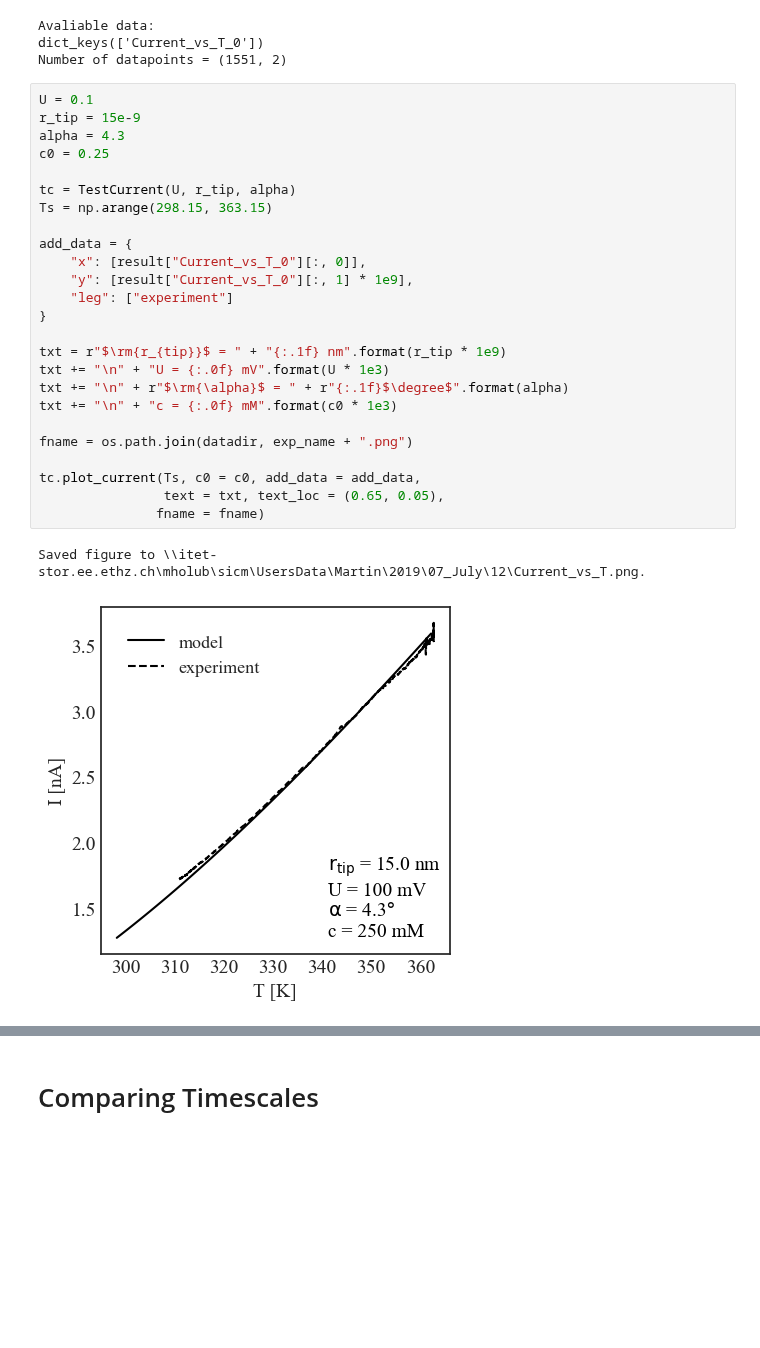
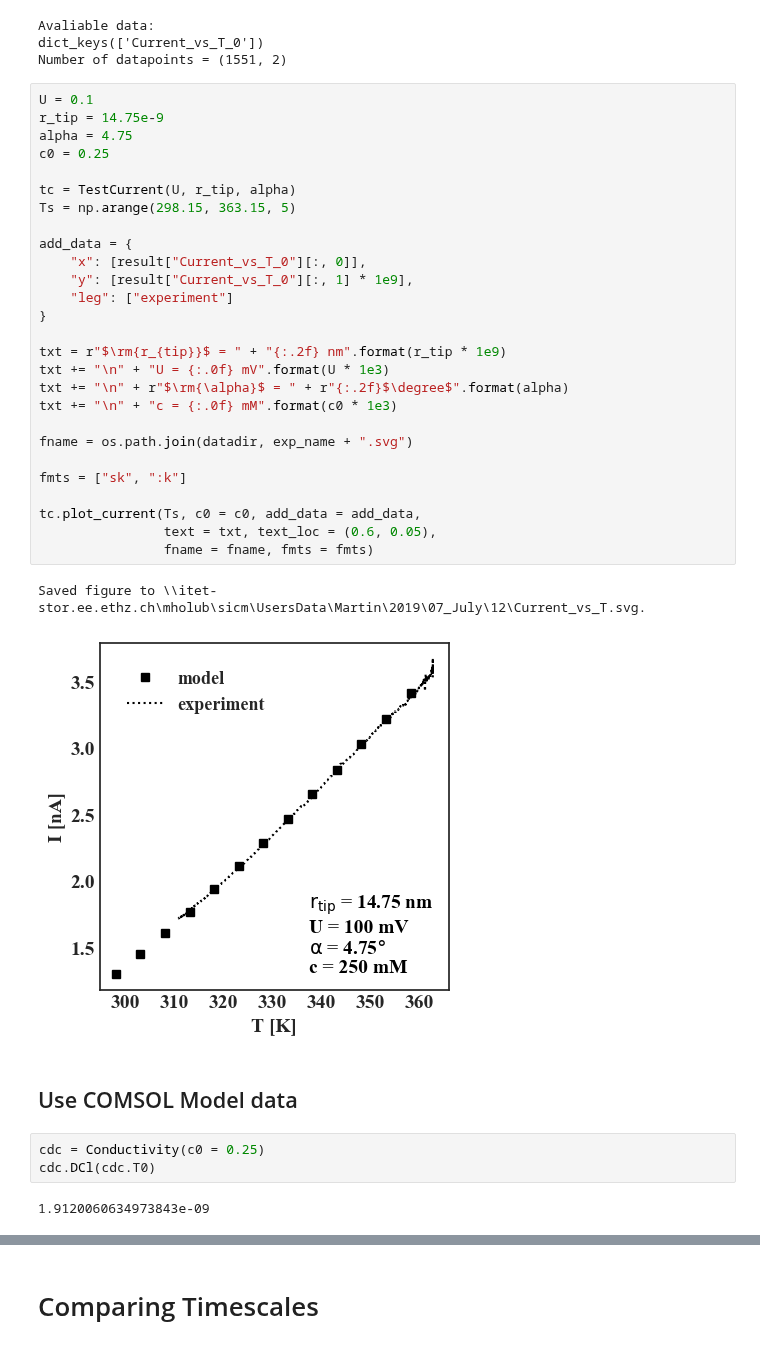
Before and after one commit to martinholub/sicm, a Jupyter notebook: notebooks/model.ipynb, the cells around one changed output, grey strips where cells are left out. Drawn from its saved outputs; the diff is of its cells as text; blank space fills up the shorter version.

```diff
--- a/notebooks/model.ipynb
+++ b/notebooks/model.ipynb
@@ -411,29 +432,38 @@ dict_keys(['Current_vs_T_0'])
 Number of datapoints = (1551, 2)
 # %%
 U = 0.1
-r_tip = 15e-9
-alpha = 4.3
+r_tip = 14.75e-9
+alpha = 4.75
 c0 = 0.25
 
 tc = TestCurrent(U, r_tip, alpha)
-Ts = np.arange(298.15, 363.15)
+Ts = np.arange(298.15, 363.15, 5)
 
 add_data = {
     "x": [result["Current_vs_T_0"][:, 0]],
     "y": [result["Current_vs_T_0"][:, 1] * 1e9],
     "leg": ["experiment"]
 }
 
-txt = r"$\rm{r_{tip}}$ = " + "{:.1f} nm".format(r_tip * 1e9)
+txt = r"$\rm{r_{tip}}$ = " + "{:.2f} nm".format(r_tip * 1e9)
 txt += "\n" + "U = {:.0f} mV".format(U * 1e3)
-txt += "\n" + r"$\rm{\alpha}$ = " + r"{:.1f}$\degree$".format(alpha)
+txt += "\n" + r"$\rm{\alpha}$ = " + r"{:.2f}$\degree$".format(alpha)
 txt += "\n" + "c = {:.0f} mM".format(c0 * 1e3)
 
-fname = os.path.join(datadir, exp_name + ".png")
+fname = os.path.join(datadir, exp_name + ".svg")
+
+fmts = ["sk", ":k"]
 
 tc.plot_current(Ts, c0 = c0, add_data = add_data,
-                text = txt, text_loc = (0.65, 0.05),
-               fname = fname)
+                text = txt, text_loc = (0.6, 0.05),
+                fname = fname, fmts = fmts)
 # %% [output]
-Saved figure to \\itet-stor.ee.ethz.ch\mholub\sicm\UsersData\Martin\2019\07_July\12\Current_vs_T.png.
+Saved figure to \\itet-stor.ee.ethz.ch\mholub\sicm\UsersData\Martin\2019\07_July\12\Current_vs_T.svg.
-[figure, old version]
+[figure, new version]
+# %% [markdown]
+## Use COMSOL Model data
+# %%
+cdc = Conductivity(c0 = 0.25)
+cdc.DCl(cdc.T0)
+# %% [output]
+1.9120060634973843e-09
```
Also changed, not shown: parts of 14 cells of this notebook, 3 other files.
